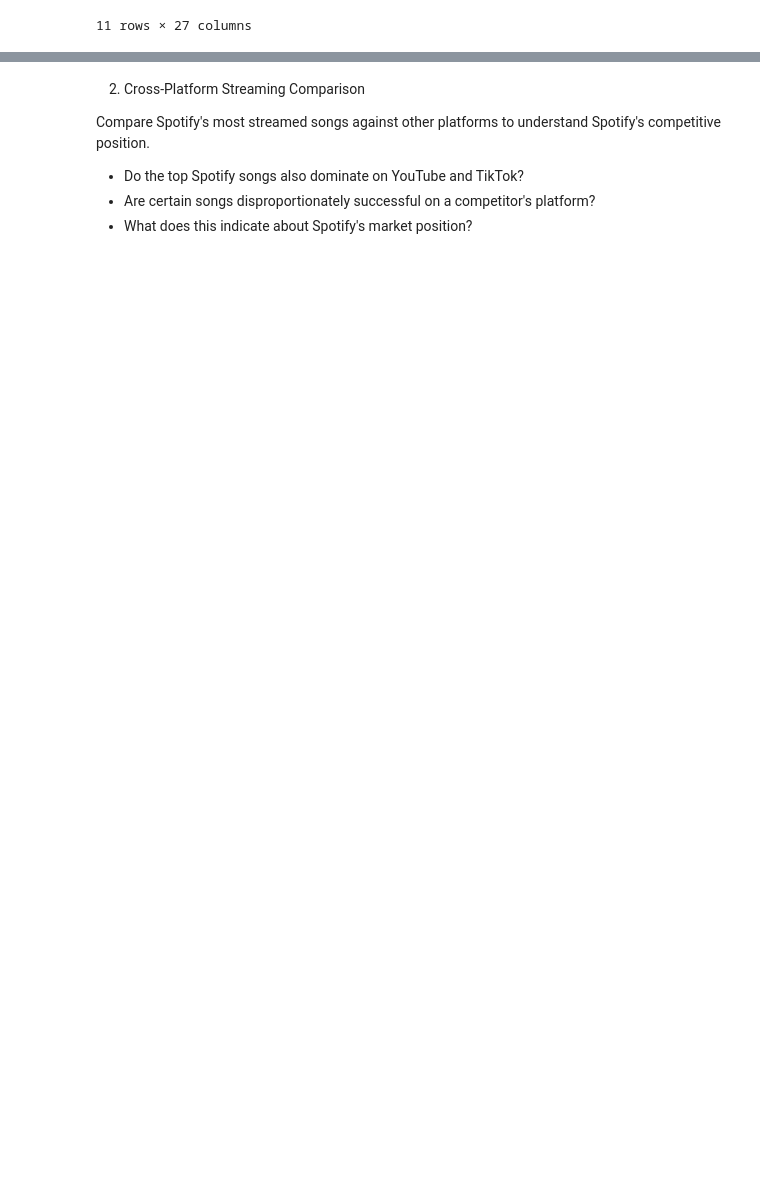
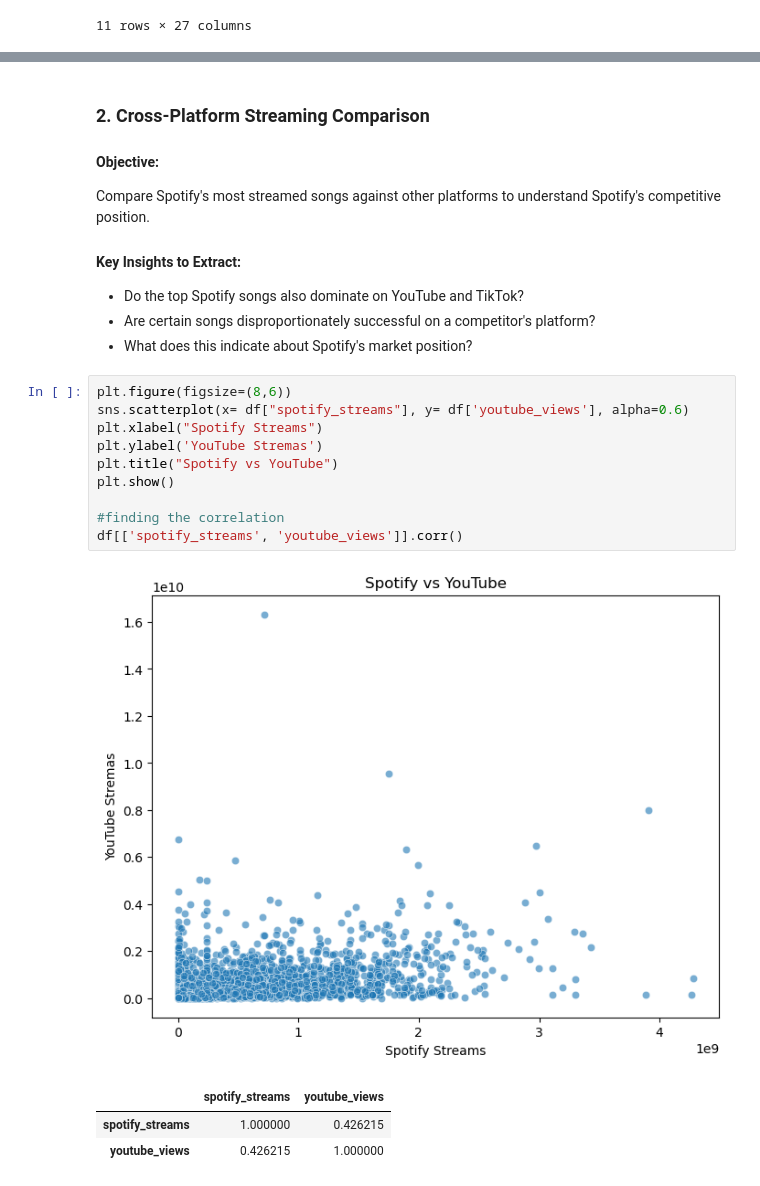
Before and after one commit to nlicari1/Songs_Streamed_2024, a Jupyter notebook: streamed_songs.ipynb, the cells around one changed output, grey strips where cells are left out. Drawn from its saved outputs; the diff is of its cells as text; blank space fills up the shorter version.

Commit message:
finishing up insights

```diff
--- a/streamed_songs.ipynb
+++ b/streamed_songs.ipynb
@@ -205,7 +228,25 @@ plt.show()
 # %% [markdown]
-2. Cross-Platform Streaming Comparison
+### 2. Cross-Platform Streaming Comparison
 
+#### **Objective:**
 Compare Spotify's most streamed songs against other platforms to understand Spotify's competitive position.
+
+#### **Key Insights to Extract:**
 - Do the top Spotify songs also dominate on YouTube and TikTok?
 - Are certain songs disproportionately successful on a competitor's platform?
 - What does this indicate about Spotify's market position?
+# %%
+plt.figure(figsize=(8,6))
+sns.scatterplot(x= df["spotify_streams"], y= df['youtube_views'], alpha=0.6)
+plt.xlabel("Spotify Streams")
+plt.ylabel('YouTube Stremas')
+plt.title("Spotify vs YouTube")
+plt.show()
+
+#finding the correlation
+df[['spotify_streams', 'youtube_views']].corr()
+# %% [output]
+[figure, added]
+|  | spotify_streams | youtube_views |
+| spotify_streams | 1.000000 | 0.426215 |
+| youtube_views | 0.426215 | 1.000000 |
```
Also changed, not shown: parts of 20 cells of this notebook.
